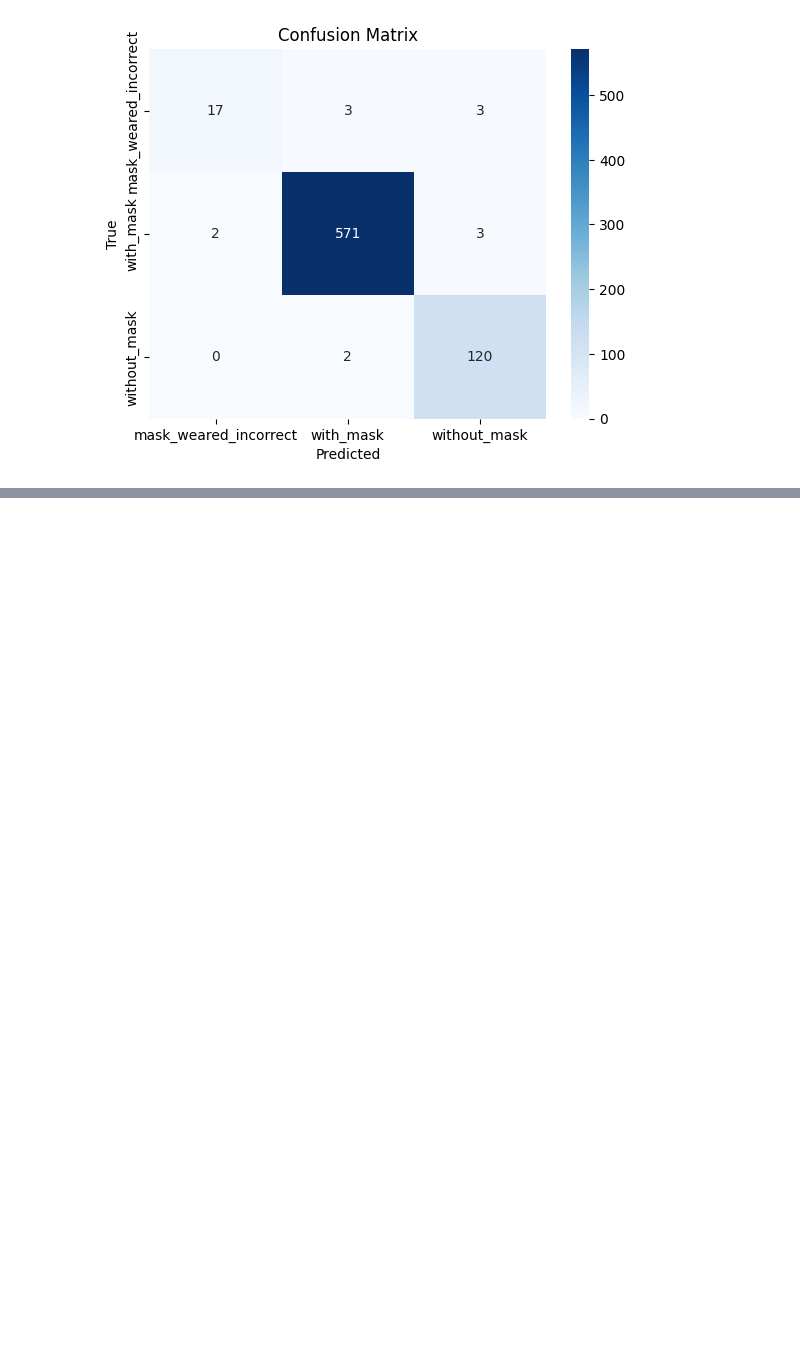
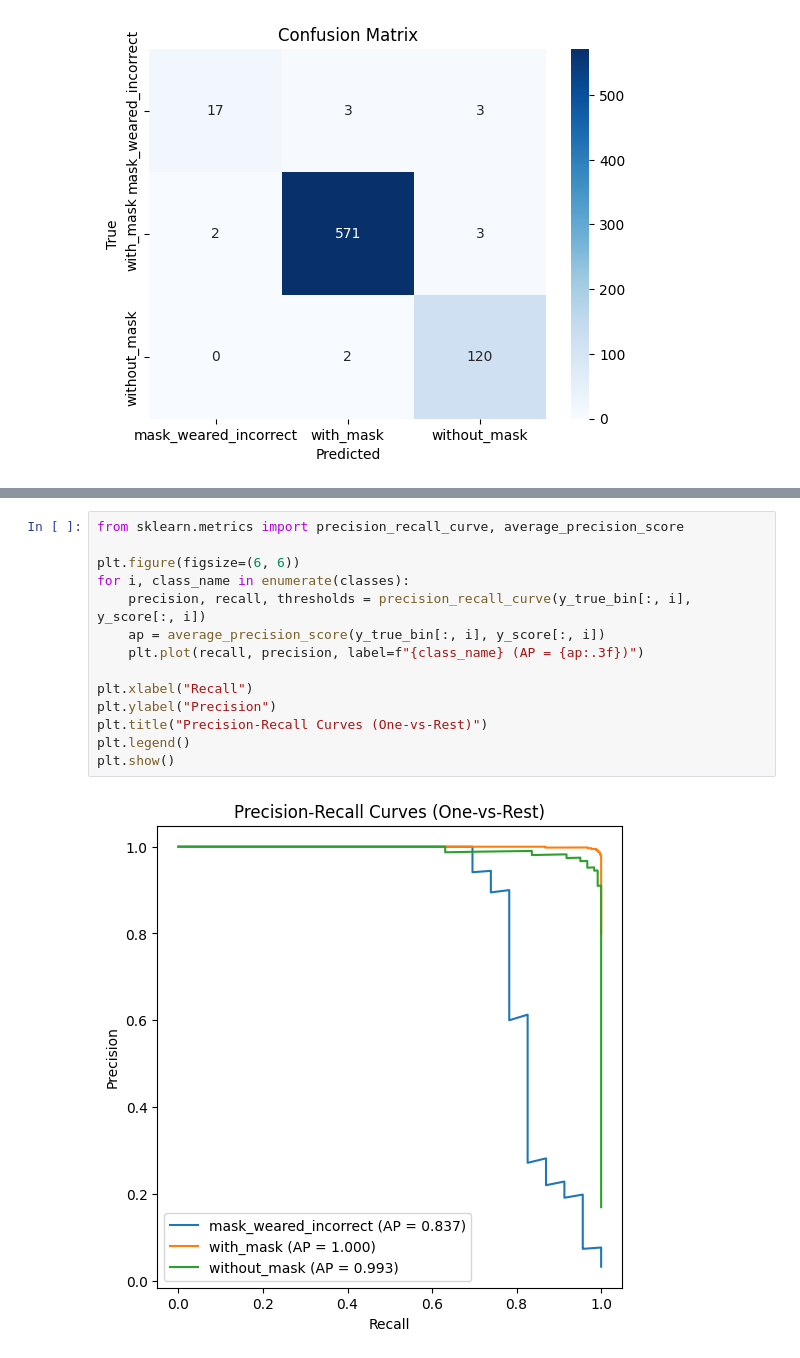
Before and after one commit to nh-nhathoang/face-mask-detection, a Jupyter notebook: src/main.ipynb, the cells around one changed output, grey strips where cells are left out. Drawn from its saved outputs; the diff is of its cells as text; blank space fills up the shorter version.

```diff
--- a/src/main.ipynb
+++ b/src/main.ipynb
@@ -142,0 +168,16 @@ plt.show()
+# %%
+from sklearn.metrics import precision_recall_curve, average_precision_score
+
+plt.figure(figsize=(6, 6))
+for i, class_name in enumerate(classes):
+    precision, recall, thresholds = precision_recall_curve(y_true_bin[:, i], y_score[:, i])
+    ap = average_precision_score(y_true_bin[:, i], y_score[:, i])
+    plt.plot(recall, precision, label=f"{class_name} (AP = {ap:.3f})")
+
+plt.xlabel("Recall")
+plt.ylabel("Precision")
+plt.title("Precision-Recall Curves (One-vs-Rest)")
+plt.legend()
+plt.show()
+# %% [output]
+[figure, added]
```
Also changed, not shown: parts of 3 cells of this notebook, 2 other files.
